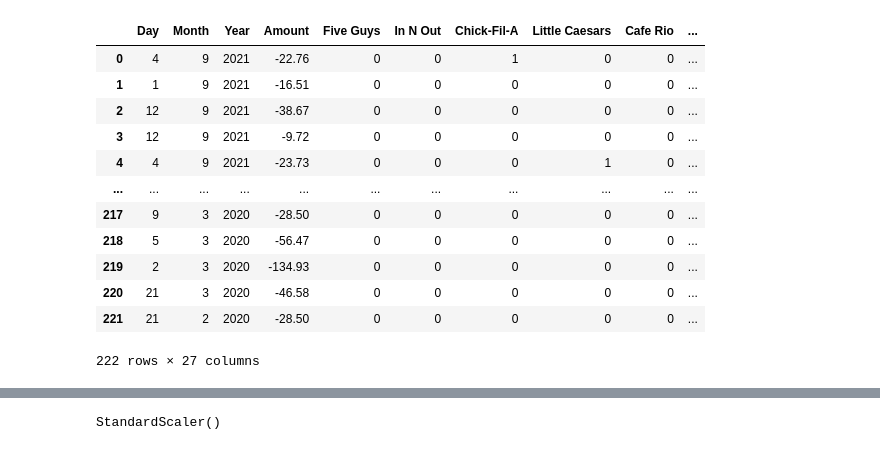
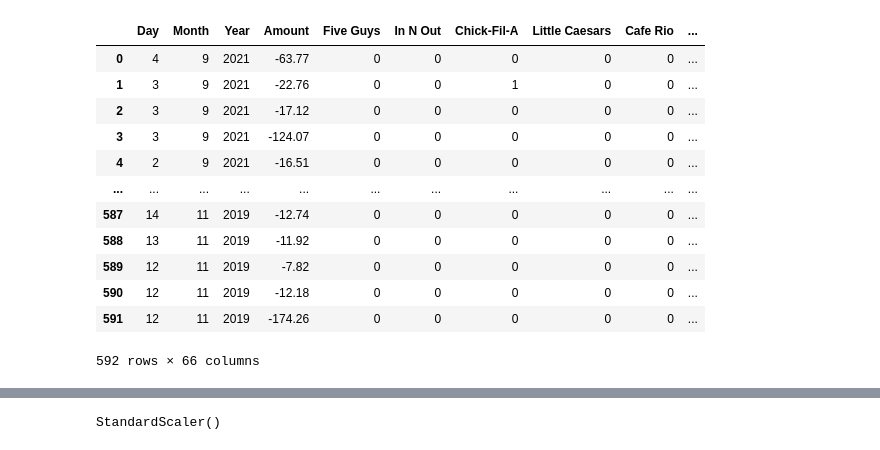
Before and after one commit to aaronjpotter93/BigBen, a Jupyter notebook: ai/my_nn.ipynb, the cells around one changed output, grey strips where cells are left out. Saved outputs shown, nothing was run; the diff lists cells and outputs as text; code cells hidden in the pictures.

```diff
--- a/ai/my_nn.ipynb
+++ b/ai/my_nn.ipynb
@@ -7,18 +10,18 @@ from sklearn.metrics import classification_report, confusion_matrix
-# %%
-transactions = pd.read_csv('FoodUtilities.csv')
-# print(transactions.to_string())
-transactions
-# %% [output]
-|  | Day | Month | Year | Amount | Five Guys | In N Out | Chick-Fil-A | Little Caesars | Cafe Rio | ... |
-| 0 | 4 | 9 | 2021 | -22.76 | 0 | 0 | 1 | 0 | 0 | ... |
-| 1 | 1 | 9 | 2021 | -16.51 | 0 | 0 | 0 | 0 | 0 | ... |
-| 2 | 12 | 9 | 2021 | -38.67 | 0 | 0 | 0 | 0 | 0 | ... |
-| 3 | 12 | 9 | 2021 | -9.72 | 0 | 0 | 0 | 0 | 0 | ... |
-| 4 | 4 | 9 | 2021 | -23.73 | 0 | 0 | 0 | 1 | 0 | ... |
-| ... | ... | ... | ... | ... | ... | ... | ... | ... | ... | ... |
-| 217 | 9 | 3 | 2020 | -28.50 | 0 | 0 | 0 | 0 | 0 | ... |
-| 218 | 5 | 3 | 2020 | -56.47 | 0 | 0 | 0 | 0 | 0 | ... |
-| 219 | 2 | 3 | 2020 | -134.93 | 0 | 0 | 0 | 0 | 0 | ... |
-| 220 | 21 | 3 | 2020 | -46.58 | 0 | 0 | 0 | 0 | 0 | ... |
-| 221 | 21 | 2 | 2020 | -28.50 | 0 | 0 | 0 | 0 | 0 | ... |
-222 rows × 27 columns
+# %%
+# Read csv file into pandas dataframe
+transactions = pd.read_excel('FoodUtilitiesGroceriesGas.xlsx')
+transactions
+# %% [output]
+|  | Day | Month | Year | Amount | Five Guys | In N Out | Chick-Fil-A | Little Caesars | Cafe Rio | ... |
+| 0 | 4 | 9 | 2021 | -63.77 | 0 | 0 | 0 | 0 | 0 | ... |
+| 1 | 3 | 9 | 2021 | -22.76 | 0 | 0 | 1 | 0 | 0 | ... |
+| 2 | 3 | 9 | 2021 | -17.12 | 0 | 0 | 0 | 0 | 0 | ... |
+| 3 | 3 | 9 | 2021 | -124.07 | 0 | 0 | 0 | 0 | 0 | ... |
+| 4 | 2 | 9 | 2021 | -16.51 | 0 | 0 | 0 | 0 | 0 | ... |
+| ... | ... | ... | ... | ... | ... | ... | ... | ... | ... | ... |
+| 587 | 14 | 11 | 2019 | -12.74 | 0 | 0 | 0 | 0 | 0 | ... |
+| 588 | 13 | 11 | 2019 | -11.92 | 0 | 0 | 0 | 0 | 0 | ... |
+| 589 | 12 | 11 | 2019 | -7.82 | 0 | 0 | 0 | 0 | 0 | ... |
+| 590 | 12 | 11 | 2019 | -12.18 | 0 | 0 | 0 | 0 | 0 | ... |
+| 591 | 12 | 11 | 2019 | -174.26 | 0 | 0 | 0 | 0 | 0 | ... |
+592 rows × 66 columns
```
Also changed, not shown: parts of 24 cells of this notebook, 23 other files.
